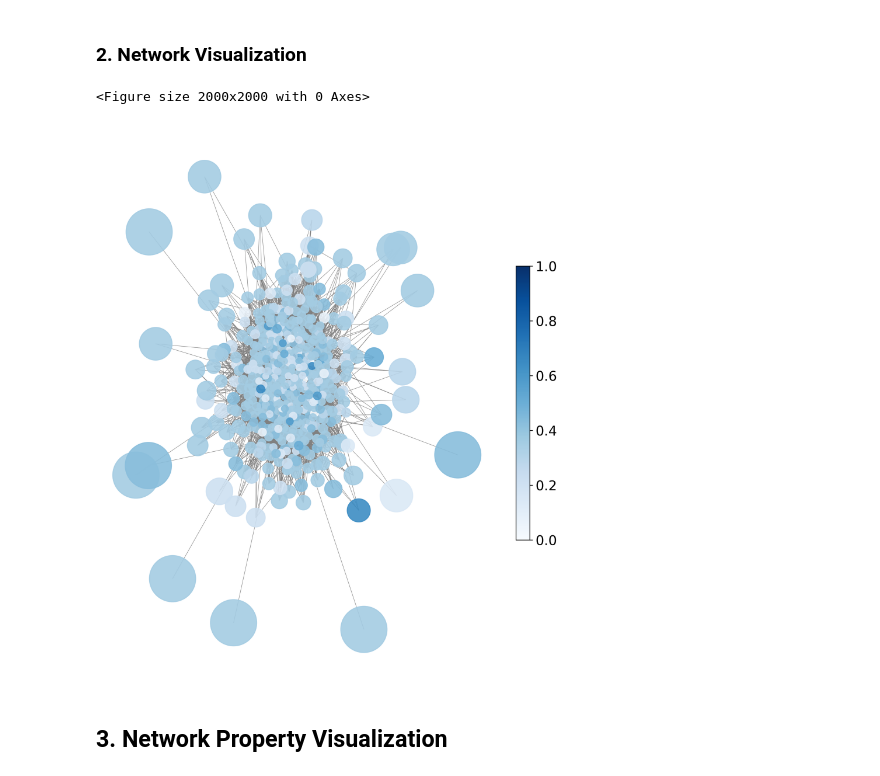
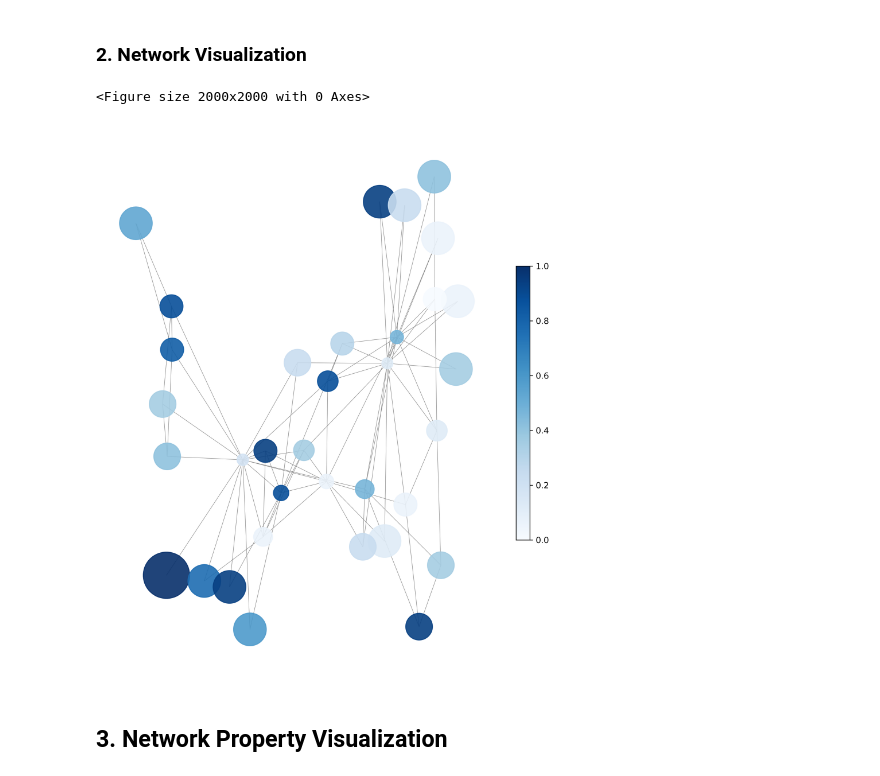
Before and after one commit to xzhan176/Network_Node_Selection, a Jupyter notebook: Python Code/RunFile-ZeroSum_Fictitious_Play.ipynb, the cells around one changed output. Cells and saved outputs as stored; diff of their text form; code cells hidden in the pictures.

Commit message:
refactor karate and reddit

```diff
--- a/Python Code/RunFile-ZeroSum_Fictitious_Play.ipynb
+++ b/Python Code/RunFile-ZeroSum_Fictitious_Play.ipynb
@@ -143,0 +141,6 @@ np.set_printoptions(precision=3)
+# %%
+from karate import karate
+from reddit import reddit
+
+G, s, n = karate()
+# G, s, n = reddit()
@@ -182,39 +194,38 @@ for node in nxG:
         color_map.append('orange')
     elif node in max_equi:
         color_map.append('Red')
     else:
         #color_map.append('#1f77b4')
         color_map.append('grey')
 
 
 # create node color map value
 s_use = s.flatten()
 s_use = s_use.tolist()
 new_s = [i * 30 for i in s_use]
 df = pd.DataFrame(new_s, columns=['Opinion'])
 
 # create node sizes
 node_sizes =[]
 for i in node_edges:
     node_size = 1/i*3000
     node_sizes.append(node_size)
 
-
 # visualize the network in high resolution
 plt.figure(figsize=(8, 9), dpi=300)  # Set the DPI for high resolution
 # draw subgraph for highlights
 my_pos = nx.spring_layout(nxG, k=0.3, seed = 2) #set a seed so the network will not give random layout
 nx.draw(nxG, pos= my_pos,with_labels=False, node_color=df['Opinion'].astype(int), cmap=plt.cm.Blues,node_size= node_sizes, edge_color='grey', width=0.5, font_color='black',font_size=12, font_weight='bold', alpha=0.9)
 #nx.draw(nxG, pos = my_pos, with_labels=False, node_color=color_map, node_size= node_sizes, edge_color='grey', width=0.5, font_color='white',font_size=9, font_weight='bold')
 
 sm = plt.cm.ScalarMappable(cmap=plt.cm.Blues, norm=plt.Normalize(vmin = 0, vmax=1))
-cbar = plt.colorbar(sm, shrink = 0.5)
-tick_font_size = 16
-cbar.ax.tick_params(labelsize=tick_font_size)
-plt.show()
+
+
+# visualize the network in high resolution
+cbar = plt.colorbar(sm, shrink=0.5, ax=plt.gca())
 # %% [output]
 <Figure size 2000x2000 with 0 Axes>
-[figure, old version]
+[figure, new version]
 # %% [markdown]
 ## 3. Network Property Visualization
 # %%
```
Also changed, not shown: parts of 22 cells of this notebook, 5 other files.
